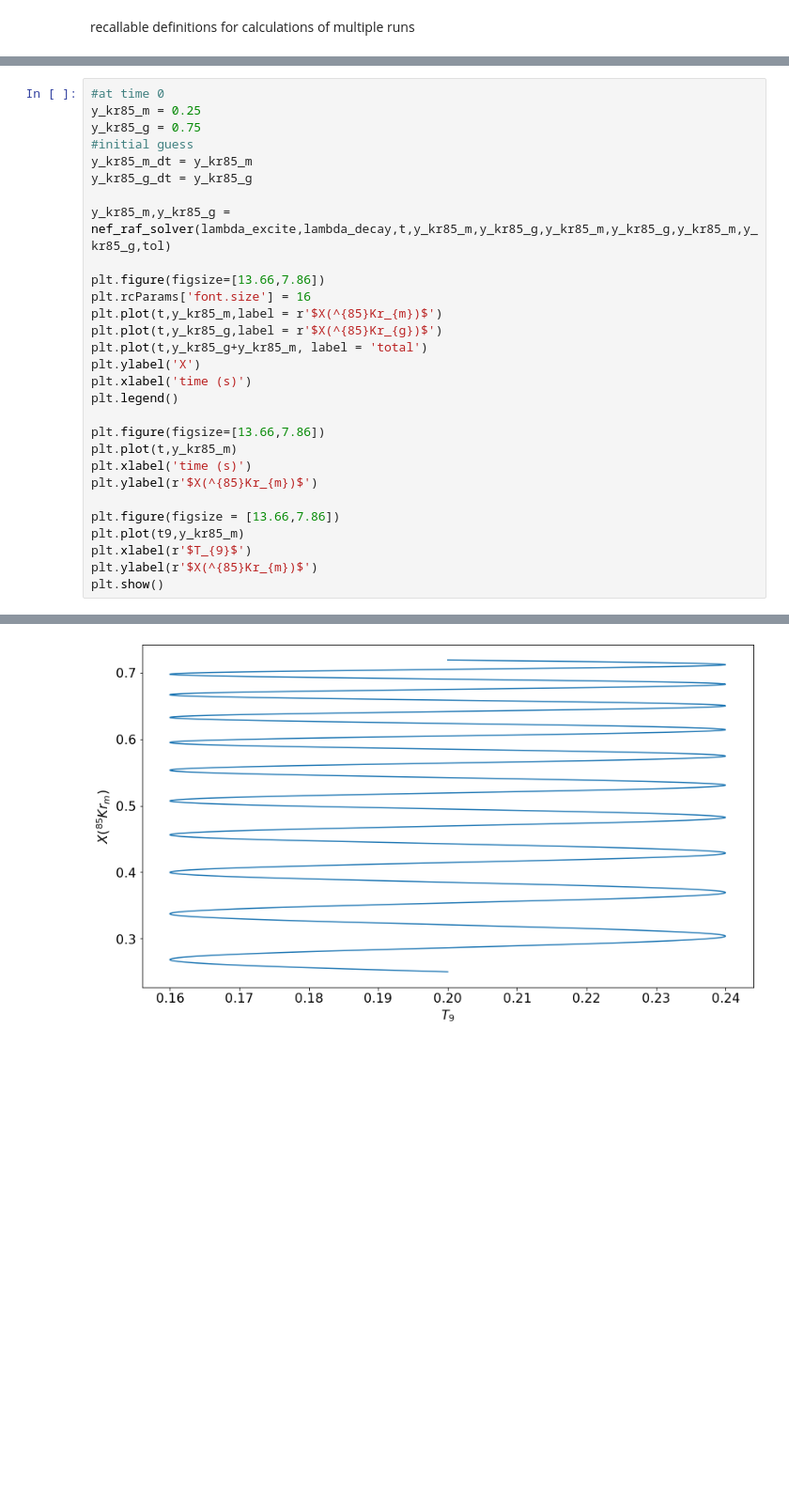
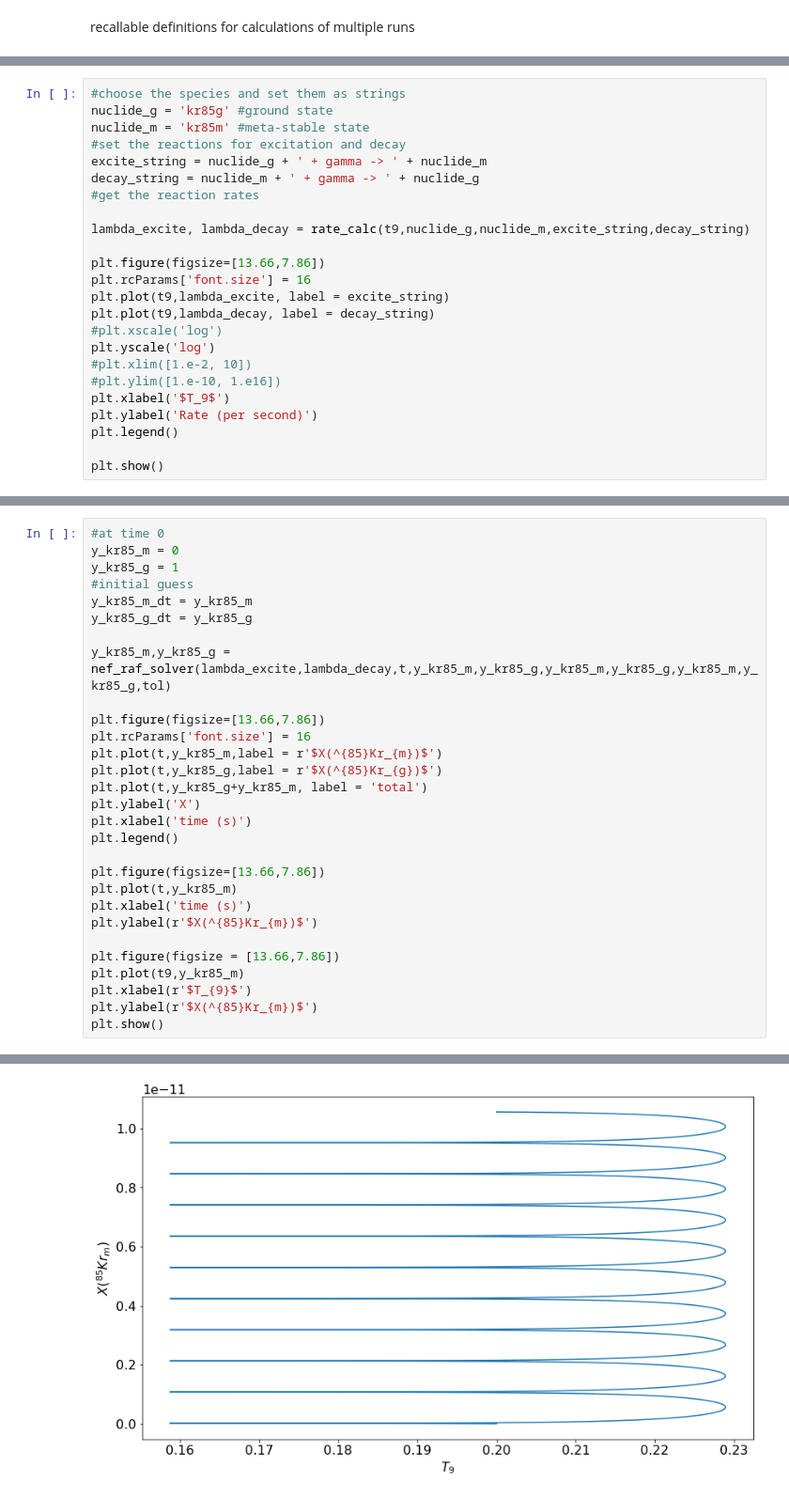
Before and after one commit to jaadt7/isomer_intuition, a Jupyter notebook: isomer_intuition.ipynb, the cells around one changed output, grey strips where cells are left out. Shown at 94% size. Drawn from its saved outputs; the diff is of its cells as text; blank space fills up the shorter version.

Commit message:
added rate calculator, got the pumping scenario

```diff
--- a/isomer_intuition.ipynb
+++ b/isomer_intuition.ipynb
@@ -70,0 +90,24 @@ plt.show()
+# %%
+#choose the species and set them as strings
+nuclide_g = 'kr85g' #ground state
+nuclide_m = 'kr85m' #meta-stable state
+#set the reactions for excitation and decay
+excite_string = nuclide_g + ' + gamma -> ' + nuclide_m
+decay_string = nuclide_m + ' + gamma -> ' + nuclide_g
+#get the reaction rates
+
+lambda_excite, lambda_decay = rate_calc(t9,nuclide_g,nuclide_m,excite_string,decay_string)
+
+plt.figure(figsize=[13.66,7.86])
+plt.rcParams['font.size'] = 16
+plt.plot(t9,lambda_excite, label = excite_string)
+plt.plot(t9,lambda_decay, label = decay_string)
+#plt.xscale('log')
+plt.yscale('log')
+#plt.xlim([1.e-2, 10])
+#plt.ylim([1.e-10, 1.e16])
+plt.xlabel('$T_9$')
+plt.ylabel('Rate (per second)')
+plt.legend()
+
+plt.show()
@@ -71,7 +116,7 @@ plt.show()
 # %%
 #at time 0
-y_kr85_m = 0.25
-y_kr85_g = 0.75
+y_kr85_m = 0
+y_kr85_g = 1
 #initial guess
 y_kr85_m_dt = y_kr85_m
 y_kr85_g_dt = y_kr85_g
@@ -103 +148 @@ plt.show()
-[figure, old version]
+[figure, new version]
```
Also changed, not shown: parts of 7 cells of this notebook, 1 other file.
